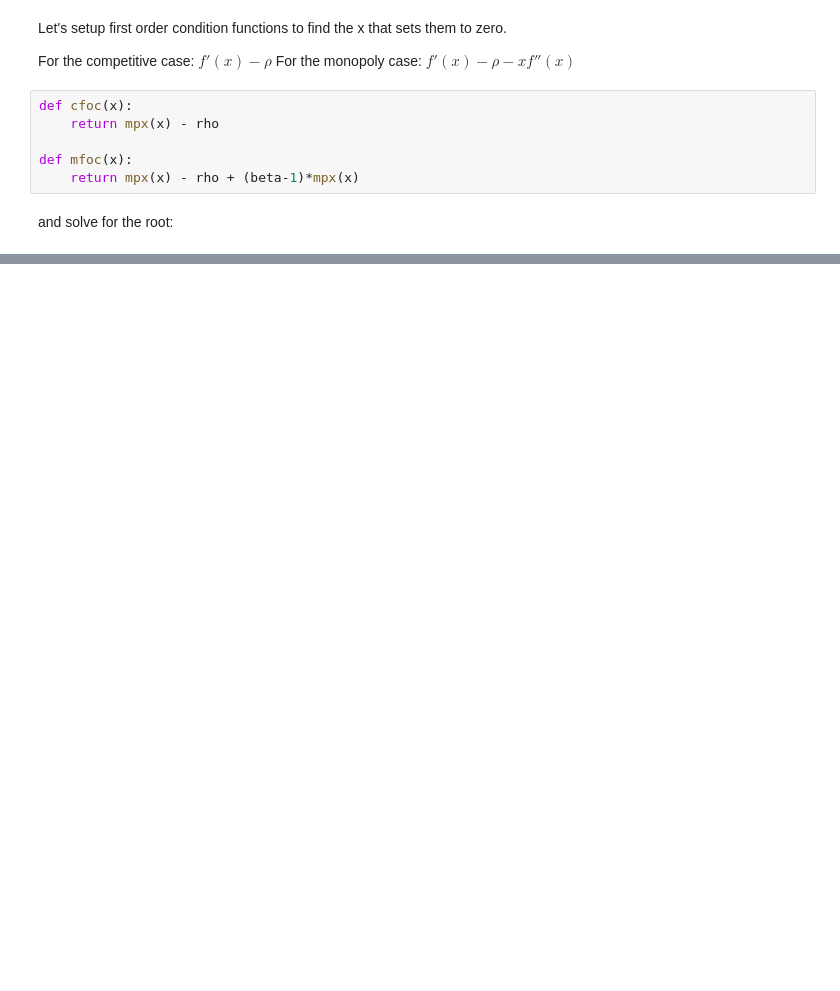
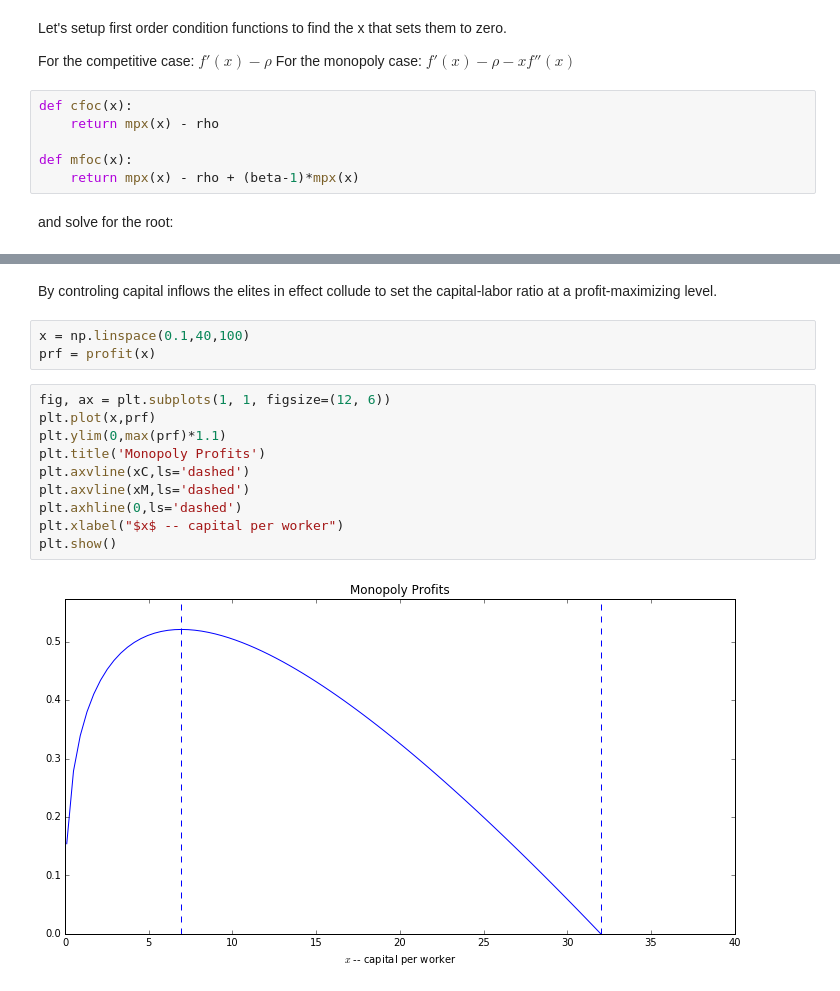
Before and after one commit to jhconning/Dev-II, a Jupyter notebook: notebooks/Lucas90.ipynb, the cells around one changed output, grey strips where cells are left out. Cells and saved outputs as stored; diff of their text form; blank space fills up the shorter version.

```diff
--- a/notebooks/Lucas90.ipynb
+++ b/notebooks/Lucas90.ipynb
@@ -289,0 +304,17 @@ res.x[0]
+# %% [markdown]
+By controling capital inflows the elites in effect collude to set the capital-labor ratio at a profit-maximizing level.
+# %%
+x = np.linspace(0.1,40,100)
+prf = profit(x)
+# %%
+fig, ax = plt.subplots(1, 1, figsize=(12, 6))
+plt.plot(x,prf)
+plt.ylim(0,max(prf)*1.1)
+plt.title('Monopoly Profits')
+plt.axvline(xC,ls='dashed')
+plt.axvline(xM,ls='dashed')
+plt.axhline(0,ls='dashed')
+plt.xlabel("$x$ -- capital per worker")
+plt.show()
+# %% [output]
+[figure, added]
```
Also changed, not shown: parts of 29 cells of this notebook.
